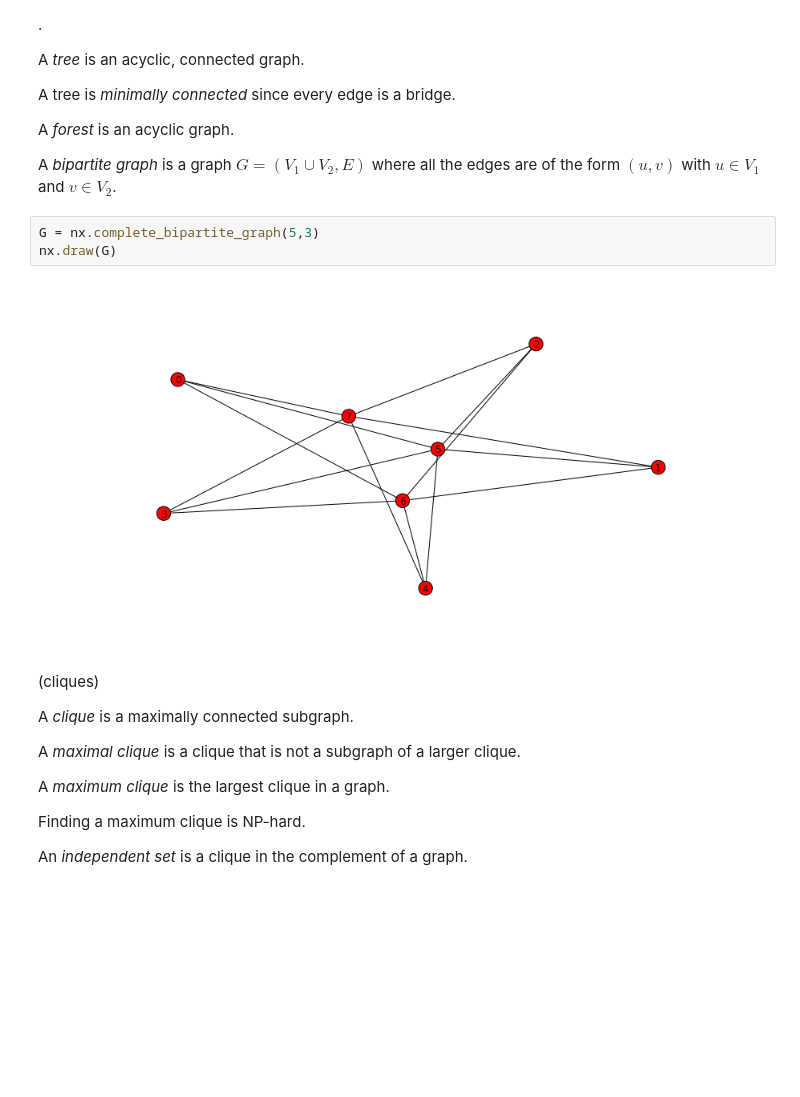
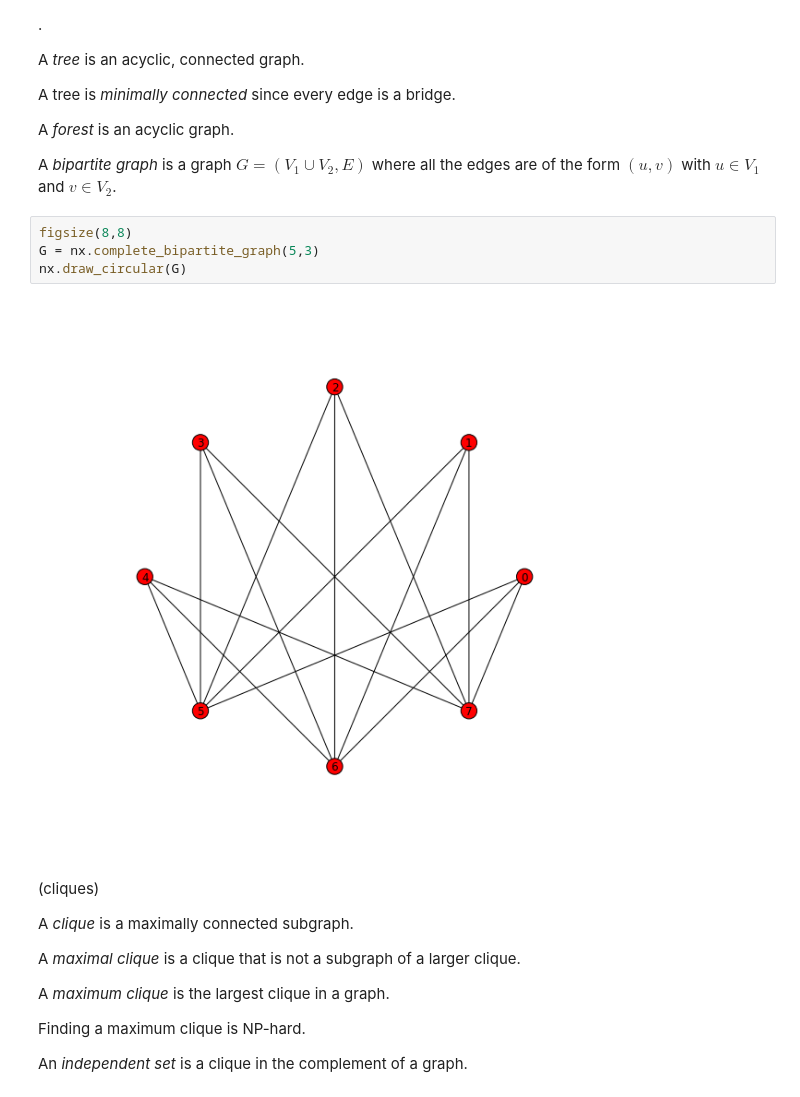
Before and after one commit to tmbdev-teaching/teaching-simso, a Jupyter notebook: 90-social-networks.ipynb, the cells around one changed output. Saved outputs shown, nothing was run; the diff lists cells and outputs as text; blank space fills up the shorter version.

Commit message:
updated graphs

```diff
--- a/90-social-networks.ipynb
+++ b/90-social-networks.ipynb
@@ -261,10 +267,11 @@ A _forest_ is an acyclic graph.
 
 A _bipartite graph_ is a graph $G = (V_1\cup V_2,E)$ where all the edges are of the form $(u,v)$ with $u\in V_1$ and $v\in V_2$.
 # %%
+figsize(8,8)
 G = nx.complete_bipartite_graph(5,3)
-nx.draw(G)
+nx.draw_circular(G)
 # %% [output]
-[figure, old version]
+[figure, new version]
 # %% [markdown]
 (cliques)
 
```
Also changed, not shown: parts of 5 cells of this notebook.
